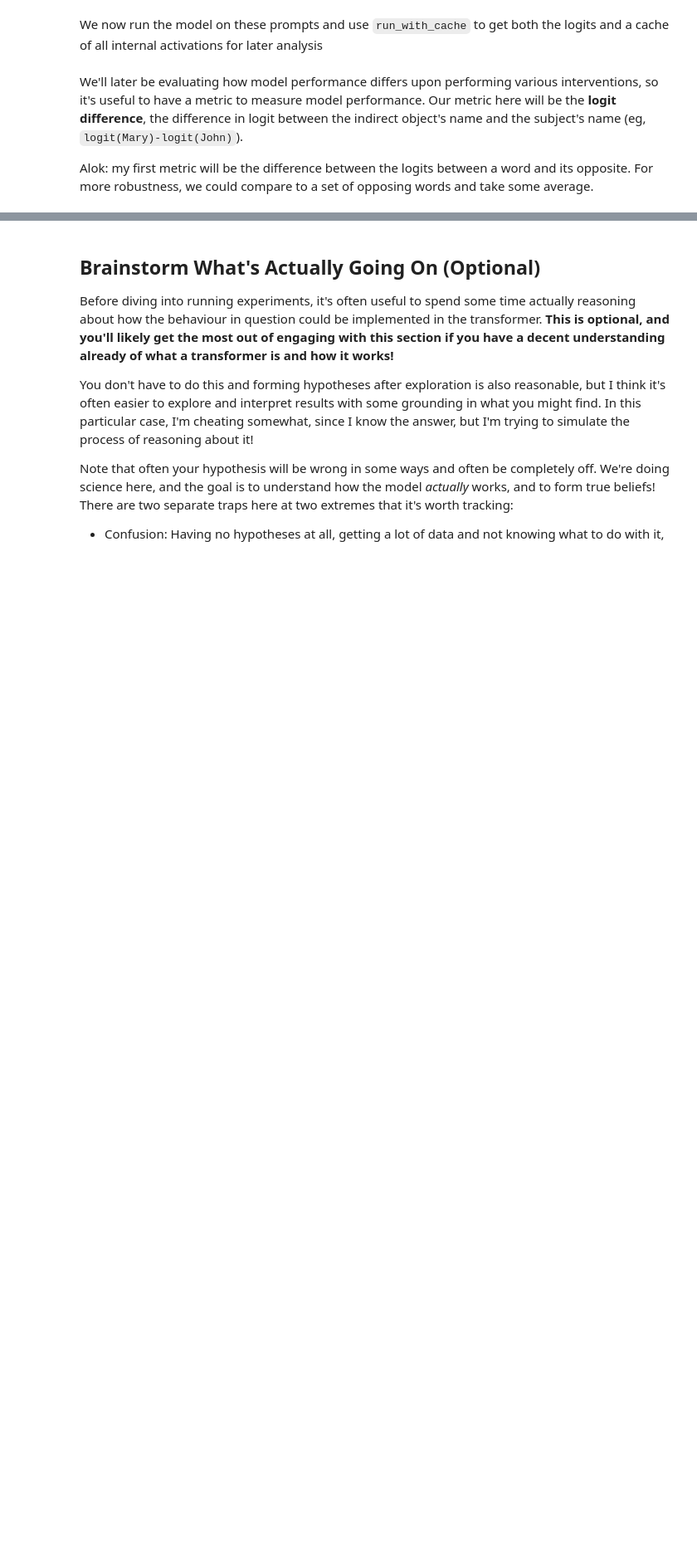
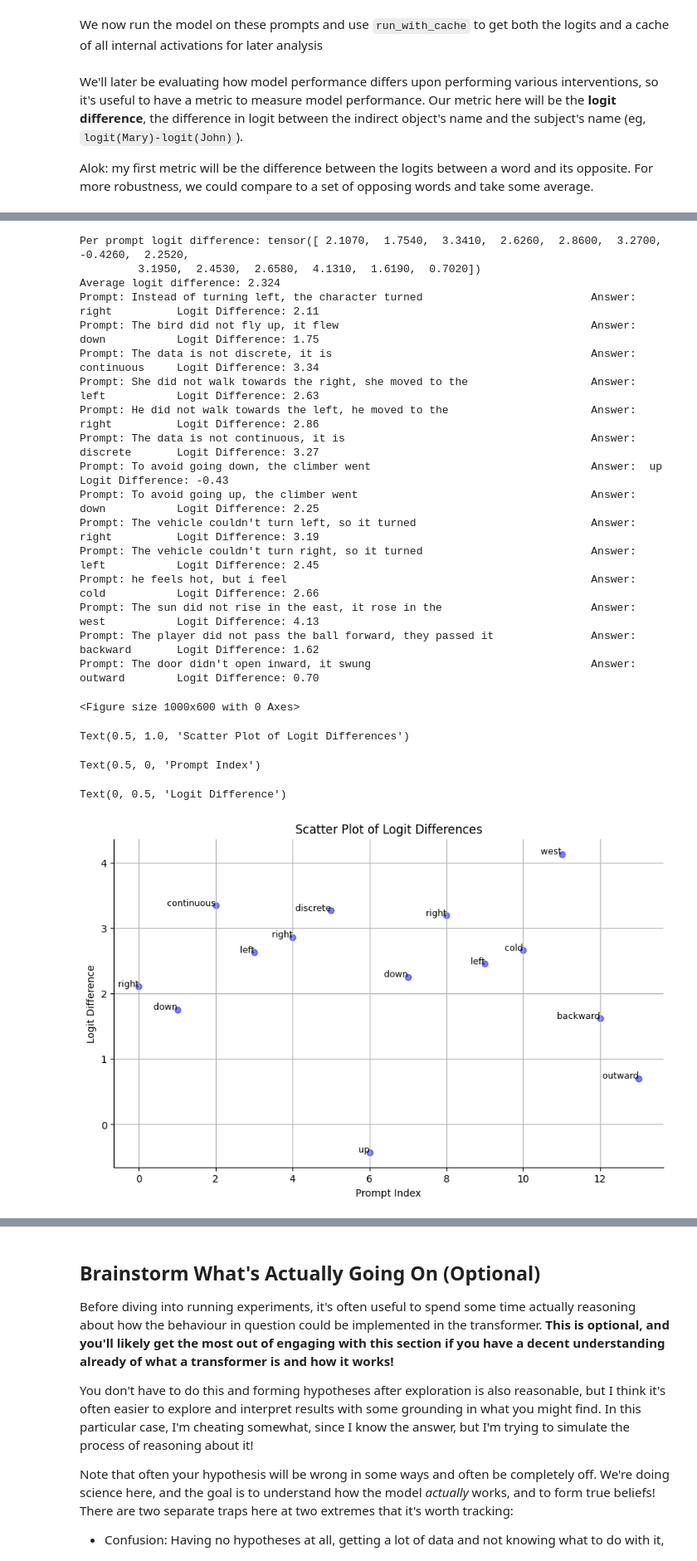
Before and after one commit to alok/nanda-mech-interp, a Jupyter notebook: src/nanda_mech_interp/experiments.ipynb, the cells around one changed output, grey strips where cells are left out. Shown at 83% size. Cells and saved outputs as stored; diff of their text form; code cells hidden in the pictures; blank space fills up the shorter version.

Commit message:
hypothesis: words like INSTEAD, etc
exp

```diff
--- a/src/nanda_mech_interp/experiments.ipynb
+++ b/src/nanda_mech_interp/experiments.ipynb
@@ -146,4 +144,5 @@ MODEL_NAME = "EleutherAI/gpt-neo-1.3B"
 # %%
+MODEL_NAME = "EleutherAI/gpt-neo-2.7B"
 # NBVAL_IGNORE_OUTPUT
 model = HookedTransformer.from_pretrained(
     MODEL_NAME,
@@ -153,7 +152,7 @@ model = HookedTransformer.from_pretrained(
     refactor_factored_attn_matrices=True,
 )
 # add left padding
-model.tokenizer.padding_side = 'left'
+model.tokenizer.padding_side = "left"
 # Get the default device used
 device: torch.device = utils.get_device()
 # %% [output]
@@ -319,11 +422,12 @@ There's a range of other ways of solving this, eg you can index more intelligent
 In this demo, though, we stick to using the prompts of the same number of tokens because we want to show some visualisations aggregated along the batch dimension later in the demo.
 # %%
 def leftpad(strs: list[str], model, pad_char: str = "\n") -> list[str]:
+    """Left pads each string in the list to the length of the longest string."""
     lens = [len(model.to_str_tokens(s)) for s in strs]
     maxlen = max(lens)
     out = [pad_char * (maxlen - len(model.to_str_tokens(s))) + s for s in strs]
 
-    # TODO(alok): HACK sometimes the tokenizer merges newlines, so run until everything is same tokenized length.
+    # TODO(alok): HACK sometimes the tokenizer merges newlines and adding a newline doesn't increase token count, so run until everything is same tokenized length.
     while len(set(lens)) > 1:
         out = leftpad(out, model)
         lens = [len(model.to_str_tokens(s)) for s in out]
@@ -349,7 +457,7 @@ len(prompt) = 28, len(str_tokens) = 11
 # %% [markdown]
 We now run the model on these prompts and use `run_with_cache` to get both the logits and a cache of all internal activations for later analysis
 # %%
-tokens = model.to_tokens(prompts, prepend_bos=True)
+tokens = model.to_tokens(leftpad(prompts, model), prepend_bos=True)
 original_logits: Float[torch.Tensor, "batch tokens vocab"]
 # Run the model and cache all activations
 original_logits, cache = model.run_with_cache(tokens)
@@ -358,7 +466,7 @@ We'll later be evaluating how model performance differs upon performing various
 
 Alok: my first metric will be the difference between the logits between a word and its opposite. For more robustness, we could compare to a set of opposing words and take some average.
 # %%
-def logits_to_ave_logit_diff(
+def logits_to_avg_logit_diff(
     logits: Float[torch.Tensor, "batch tokens vocab"],
     answer_tokens: Float[torch.Tensor, "batch 2"],
     per_prompt=False,
@@ -367,7 +475,8 @@ def logits_to_ave_logit_diff(
     final_logits: Float[torch.Tensor, "batch vocab"] = logits[:, -1, :]
 
     answer_logits = final_logits.gather(dim=-1, index=answer_tokens)
-    answer_logit_diff = answer_logits[:, 0] - answer_logits[:, 1]
+    correct_logits, incorrect_logits = answer_logits[:, 0], answer_logits[:, 1]
+    answer_logit_diff = correct_logits - incorrect_logits
     if per_prompt:
         return answer_logit_diff
     else:
@@ -391,0 +484,65 @@ Average logit difference: 1.052
+# %%
+print(
+    "Per prompt logit difference:",
+    logits_to_avg_logit_diff(original_logits, answer_tokens, per_prompt=True)
+    .detach()
+    .cpu()
+    .round(decimals=3),
+)
+original_average_logit_diff = logits_to_avg_logit_diff(original_logits, answer_tokens)
+print(
+    "Average logit difference:",
+    round(original_average_logit_diff.item(), 3),
+)
+
+
+# Display prompts, answers, and logits in a side-by-side format with constant spacing
+logit_diffs = logits_to_avg_logit_diff(original_logits, answer_tokens, per_prompt=True)
+for prompt, answer, logit_diff in zip(prompts, answers, logit_diffs):
+    print(
+        f"Prompt: {prompt.strip():<70} Answer: {answer.correct:<15} Logit Difference: {logit_diff.item():.2f}"
+    )
+
+import matplotlib.pyplot as plt
+
+# Calculate logit differences for each prompt
+logit_diffs = (
+    logits_to_avg_logit_diff(original_logits, answer_tokens, per_prompt=True)
+    .detach()
+    .cpu()
+    .numpy()
+)
+
+# Generate a scatter plot of the logit differences with labels for each point
+plt.figure(figsize=(10, 6))
+for i, (logit_diff, answer) in enumerate(zip(logit_diffs, answers)):
+    _ = plt.scatter(i, logit_diff, color="blue", alpha=0.5)
+    _ = plt.text(i, logit_diff, f"{answer.correct}", fontsize=9, ha="right")
+plt.title("Scatter Plot of Logit Differences")
+plt.xlabel("Prompt Index")
+plt.ylabel("Logit Difference")
+plt.grid(True)
+plt.show()
+# %% [output]
+Per prompt logit difference: tensor([ 2.1070,  1.7540,  3.3410,  2.6260,  2.8600,  3.2700, -0.4260,  2.2520,
+         3.1950,  2.4530,  2.6580,  4.1310,  1.6190,  0.7020])
+Average logit difference: 2.324
+Prompt: Instead of turning left, the character turned                          Answer:  right          Logit Difference: 2.11
+Prompt: The bird did not fly up, it flew                                       Answer:  down           Logit Difference: 1.75
+Prompt: The data is not discrete, it is                                        Answer:  continuous     Logit Difference: 3.34
+Prompt: She did not walk towards the right, she moved to the                   Answer:  left           Logit Difference: 2.63
+Prompt: He did not walk towards the left, he moved to the                      Answer:  right          Logit Difference: 2.86
+Prompt: The data is not continuous, it is                                      Answer:  discrete       Logit Difference: 3.27
+Prompt: To avoid going down, the climber went                                  Answer:  up             Logit Difference: -0.43
+Prompt: To avoid going up, the climber went                                    Answer:  down           Logit Difference: 2.25
+Prompt: The vehicle couldn't turn left, so it turned                           Answer:  right          Logit Difference: 3.19
+Prompt: The vehicle couldn't turn right, so it turned                          Answer:  left           Logit Difference: 2.45
+Prompt: he feels hot, but i feel                                               Answer:  cold           Logit Difference: 2.66
+Prompt: The sun did not rise in the east, it rose in the                       Answer:  west           Logit Difference: 4.13
+Prompt: The player did not pass the ball forward, they passed it               Answer:  backward       Logit Difference: 1.62
+Prompt: The door didn't open inward, it swung                                  Answer:  outward        Logit Difference: 0.70
+<Figure size 1000x600 with 0 Axes>
+Text(0.5, 1.0, 'Scatter Plot of Logit Differences')
+Text(0.5, 0, 'Prompt Index')
+Text(0, 0.5, 'Logit Difference')
+[figure, added]
```
Also changed, not shown: parts of 22 cells of this notebook.
